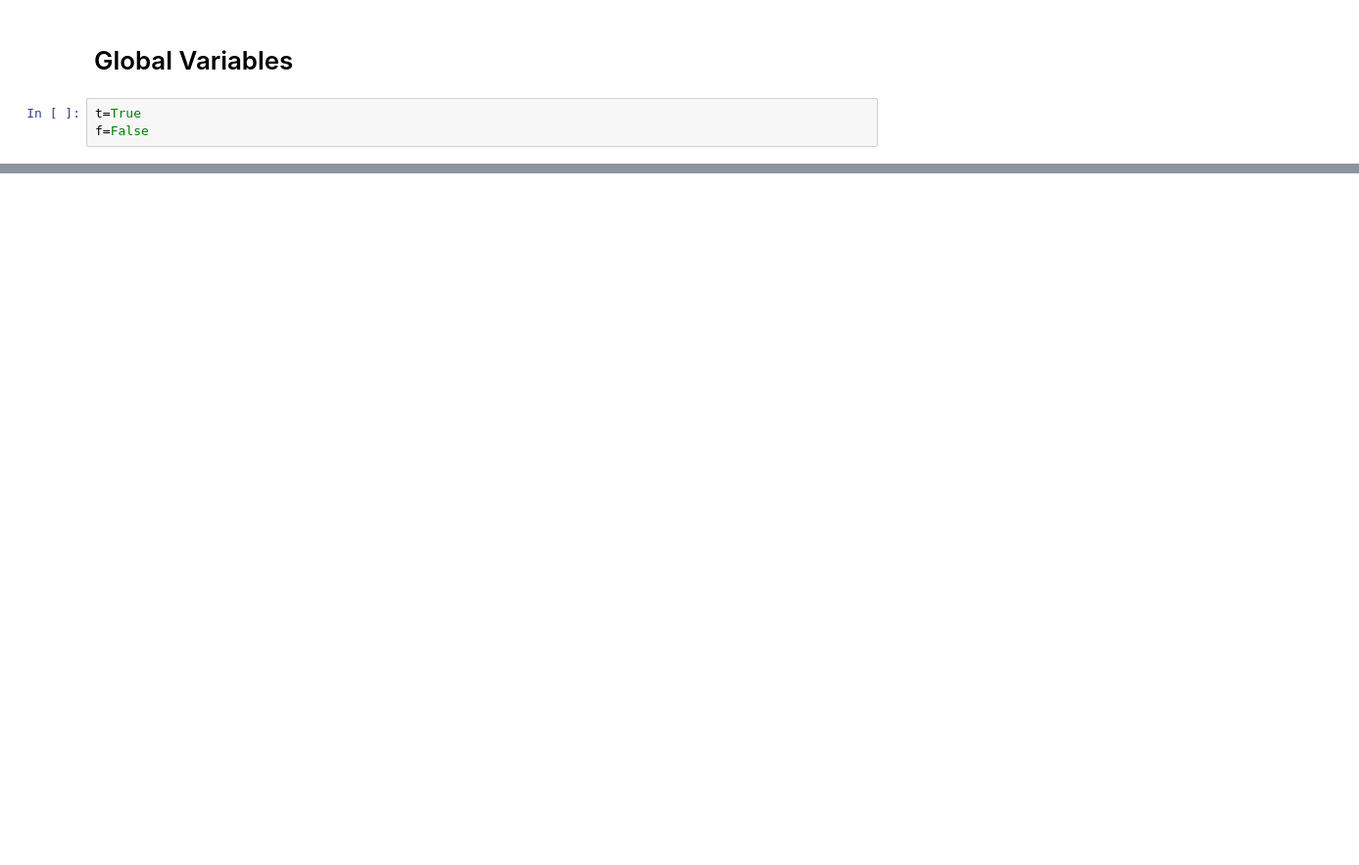
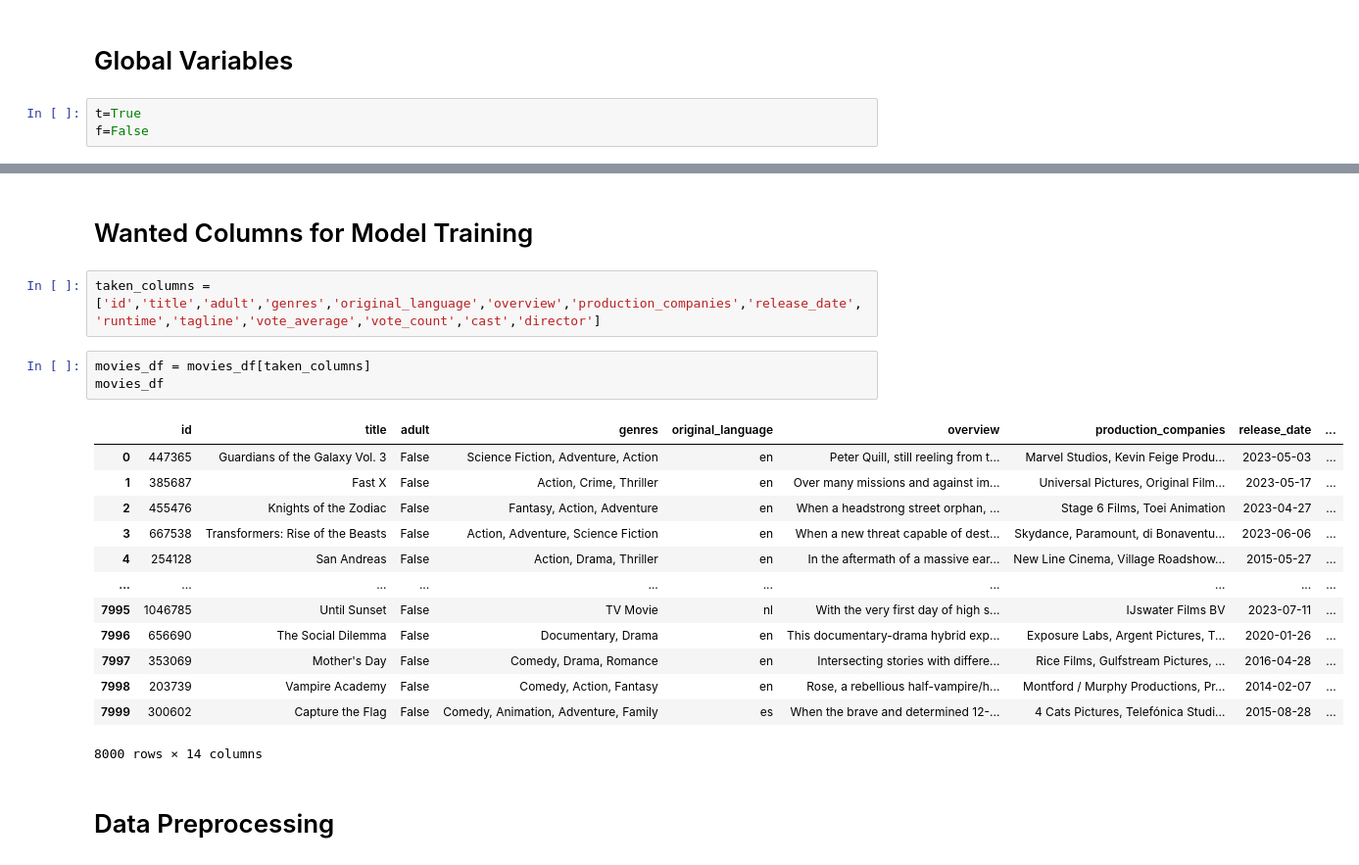
Before and after one commit to navneeet94/recommender-system, a Jupyter notebook: Movie-Recommender-Model.ipynb, the cells around one changed output, grey strips where cells are left out. Shown: that part at 98% size. Saved outputs shown, nothing was run; the diff lists cells and outputs as text; blank space fills up the shorter version.

```diff
--- a/Movie-Recommender-Model.ipynb
+++ b/Movie-Recommender-Model.ipynb
@@ -25,0 +47,23 @@ check_df.shape
+# %% [markdown]
+# Wanted Columns for Model Training
+# %%
+taken_columns = ['id','title','adult','genres','original_language','overview','production_companies','release_date','runtime','tagline','vote_average','vote_count','cast','director']
+# %%
+movies_df = movies_df[taken_columns]
+movies_df
+# %% [output]
+|  | id | title | adult | genres | original_language | overview | production_companies | release_date | ... |
+| 0 | 447365 | Guardians of the Galaxy Vol. 3 | False | Science Fiction, Adventure, Action | en | Peter Quill, still reeling from t... | Marvel Studios, Kevin Feige Produ... | 2023-05-03 | ... |
+| 1 | 385687 | Fast X | False | Action, Crime, Thriller | en | Over many missions and against im... | Universal Pictures, Original Film... | 2023-05-17 | ... |
+| 2 | 455476 | Knights of the Zodiac | False | Fantasy, Action, Adventure | en | When a headstrong street orphan, ... | Stage 6 Films, Toei Animation | 2023-04-27 | ... |
+| 3 | 667538 | Transformers: Rise of the Beasts | False | Action, Adventure, Science Fiction | en | When a new threat capable of dest... | Skydance, Paramount, di Bonaventu... | 2023-06-06 | ... |
+| 4 | 254128 | San Andreas | False | Action, Drama, Thriller | en | In the aftermath of a massive ear... | New Line Cinema, Village Roadshow... | 2015-05-27 | ... |
+| ... | ... | ... | ... | ... | ... | ... | ... | ... | ... |
+| 7995 | 1046785 | Until Sunset | False | TV Movie | nl | With the very first day of high s... | IJswater Films BV | 2023-07-11 | ... |
+| 7996 | 656690 | The Social Dilemma | False | Documentary, Drama | en | This documentary-drama hybrid exp... | Exposure Labs, Argent Pictures, T... | 2020-01-26 | ... |
+| 7997 | 353069 | Mother's Day | False | Comedy, Drama, Romance | en | Intersecting stories with differe... | Rice Films, Gulfstream Pictures, ... | 2016-04-28 | ... |
+| 7998 | 203739 | Vampire Academy | False | Comedy, Action, Fantasy | en | Rose, a rebellious half-vampire/h... | Montford / Murphy Productions, Pr... | 2014-02-07 | ... |
+| 7999 | 300602 | Capture the Flag | False | Comedy, Animation, Adventure, Family | es | When the brave and determined 12-... | 4 Cats Pictures, Telefónica Studi... | 2015-08-28 | ... |
+8000 rows × 14 columns
+# %% [markdown]
+# Data Preprocessing
```
Also changed, not shown: parts of 21 cells of this notebook, 32 other files.
